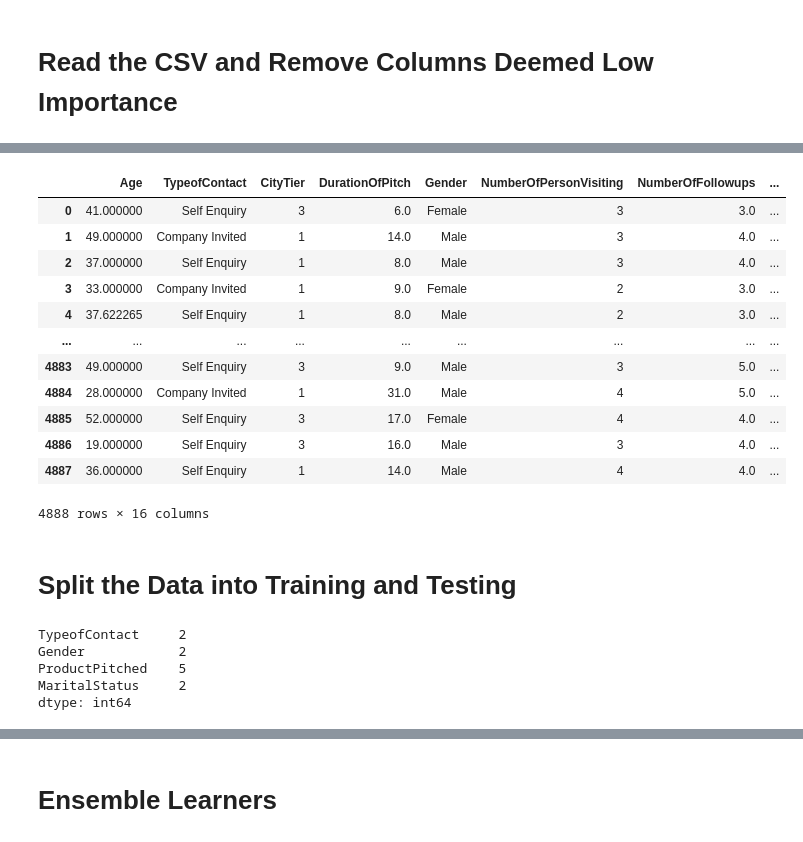
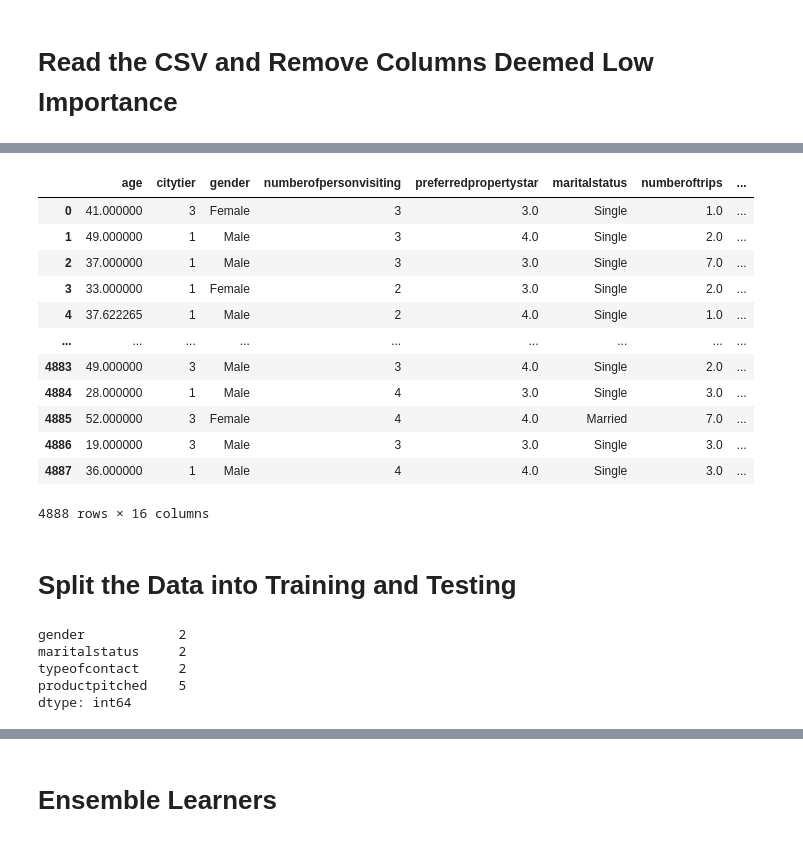
Before and after one commit to Cthompsonlbi/Team_Red, a Jupyter notebook: Notebooks/Insight_ensemble.ipynb, the cells around one changed output, grey strips where cells are left out. Cells and saved outputs as stored; diff of their text form; code cells hidden in the pictures.

```diff
--- a/Notebooks/Insight_ensemble.ipynb
+++ b/Notebooks/Insight_ensemble.ipynb
@@ -35,21 +35,21 @@ df.head()
 # %%
 #Drop columns not needed
 features_df = df.copy()
-features_df = df.drop(["ProdTaken","CustomerID","Designation","Occupation"], axis=1)
+features_df = df.drop(["prodtaken","customerid","designation","occupation"], axis=1)
 features_df
 # %% [output]
-|  | Age | TypeofContact | CityTier | DurationOfPitch | Gender | NumberOfPersonVisiting | NumberOfFollowups | ... |
-| 0 | 41.000000 | Self Enquiry | 3 | 6.0 | Female | 3 | 3.0 | ... |
-| 1 | 49.000000 | Company Invited | 1 | 14.0 | Male | 3 | 4.0 | ... |
-| 2 | 37.000000 | Self Enquiry | 1 | 8.0 | Male | 3 | 4.0 | ... |
-| 3 | 33.000000 | Company Invited | 1 | 9.0 | Female | 2 | 3.0 | ... |
-| 4 | 37.622265 | Self Enquiry | 1 | 8.0 | Male | 2 | 3.0 | ... |
+|  | age | citytier | gender | numberofpersonvisiting | preferredpropertystar | maritalstatus | numberoftrips | ... |
+| 0 | 41.000000 | 3 | Female | 3 | 3.0 | Single | 1.0 | ... |
+| 1 | 49.000000 | 1 | Male | 3 | 4.0 | Single | 2.0 | ... |
+| 2 | 37.000000 | 1 | Male | 3 | 3.0 | Single | 7.0 | ... |
+| 3 | 33.000000 | 1 | Female | 2 | 3.0 | Single | 2.0 | ... |
+| 4 | 37.622265 | 1 | Male | 2 | 4.0 | Single | 1.0 | ... |
 | ... | ... | ... | ... | ... | ... | ... | ... | ... |
-| 4883 | 49.000000 | Self Enquiry | 3 | 9.0 | Male | 3 | 5.0 | ... |
-| 4884 | 28.000000 | Company Invited | 1 | 31.0 | Male | 4 | 5.0 | ... |
-| 4885 | 52.000000 | Self Enquiry | 3 | 17.0 | Female | 4 | 4.0 | ... |
-| 4886 | 19.000000 | Self Enquiry | 3 | 16.0 | Male | 3 | 4.0 | ... |
-| 4887 | 36.000000 | Self Enquiry | 1 | 14.0 | Male | 4 | 4.0 | ... |
+| 4883 | 49.000000 | 3 | Male | 3 | 4.0 | Single | 2.0 | ... |
+| 4884 | 28.000000 | 1 | Male | 4 | 3.0 | Single | 3.0 | ... |
+| 4885 | 52.000000 | 3 | Female | 4 | 4.0 | Married | 7.0 | ... |
+| 4886 | 19.000000 | 3 | Male | 3 | 3.0 | Single | 3.0 | ... |
+| 4887 | 36.000000 | 1 | Male | 4 | 4.0 | Single | 3.0 | ... |
 4888 rows × 16 columns
 # %% [markdown]
 # Split the Data into Training and Testing
@@ -60,10 +60,10 @@ features_df_cat = features_df.dtypes[features_df.dtypes == "object"].index.tolis
 # Check the number of unique values in each column
 features_df[features_df_cat].nunique()
 # %% [output]
-TypeofContact     2
-Gender            2
-ProductPitched    5
-MaritalStatus     2
+gender            2
+maritalstatus     2
+typeofcontact     2
+productpitched    5
 dtype: int64
 # %%
 # Create a OneHotEncoder instance
```
Also changed, not shown: parts of 15 cells of this notebook.
